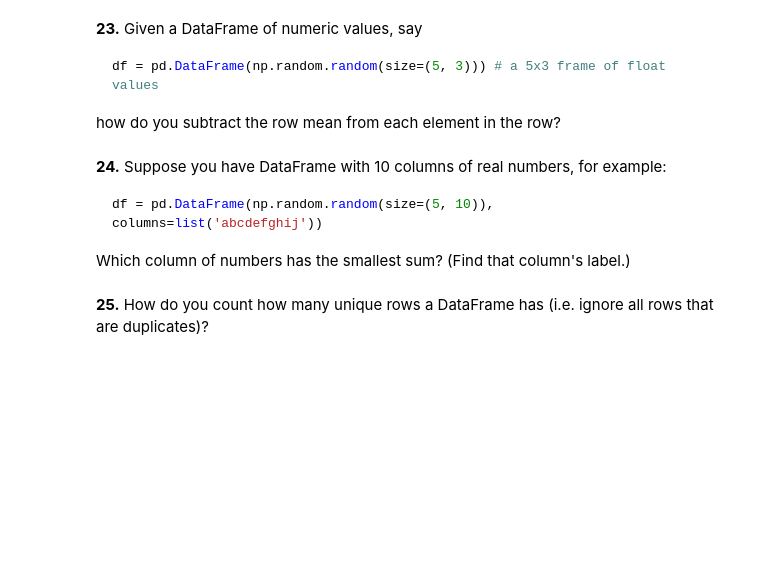
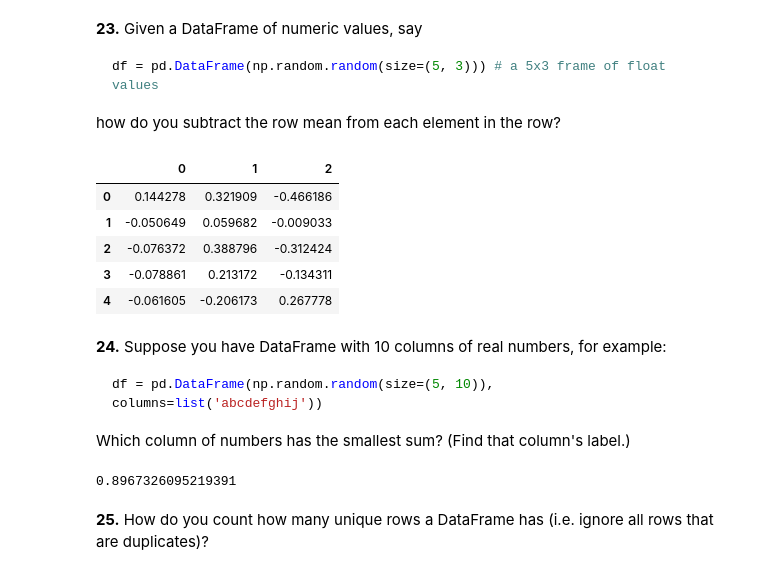
Before and after one commit to afrahhy/ai_jun21, a Jupyter notebook: M1-Python/07. Pandas/100-pandas-puzzles.ipynb, the cells around one changed output. Saved outputs shown, nothing was run; the diff lists cells and outputs as text; code cells hidden in the pictures; blank space fills up the shorter version.

````diff
--- a/M1-Python/07. Pandas/100-pandas-puzzles.ipynb
+++ b/M1-Python/07. Pandas/100-pandas-puzzles.ipynb
@@ -255,6 +332,16 @@ df = pd.DataFrame(np.random.random(size=(5, 3))) # a 5x3 frame of float values
 ```
 
 how do you subtract the row mean from each element in the row?
+# %%
+df = pd.DataFrame(np.random.random(size=(5, 3)))
+df.sub(df.mean(axis=1), axis=0)
+# %% [output]
+|  | 0 | 1 | 2 |
+| 0 | 0.144278 | 0.321909 | -0.466186 |
+| 1 | -0.050649 | 0.059682 | -0.009033 |
+| 2 | -0.076372 | 0.388796 | -0.312424 |
+| 3 | -0.078861 | 0.213172 | -0.134311 |
+| 4 | -0.061605 | -0.206173 | 0.267778 |
 # %% [markdown]
 **24.** Suppose you have DataFrame with 10 columns of real numbers, for example:
 
@@ -262,6 +349,11 @@ how do you subtract the row mean from each element in the row?
 df = pd.DataFrame(np.random.random(size=(5, 10)), columns=list('abcdefghij'))
 ```
 Which column of numbers has the smallest sum? (Find that column's label.)
+# %%
+df = pd.DataFrame(np.random.random(size=(5, 10)), columns=list('abcdefghij'))
+min(df.sum())
+# %% [output]
+0.8967326095219391
 # %% [markdown]
 **25.** How do you count how many unique rows a DataFrame has (i.e. ignore all rows that are duplicates)?
 # %% [markdown]
````
Also changed, not shown: parts of 6 cells of this notebook, 2 other files.
